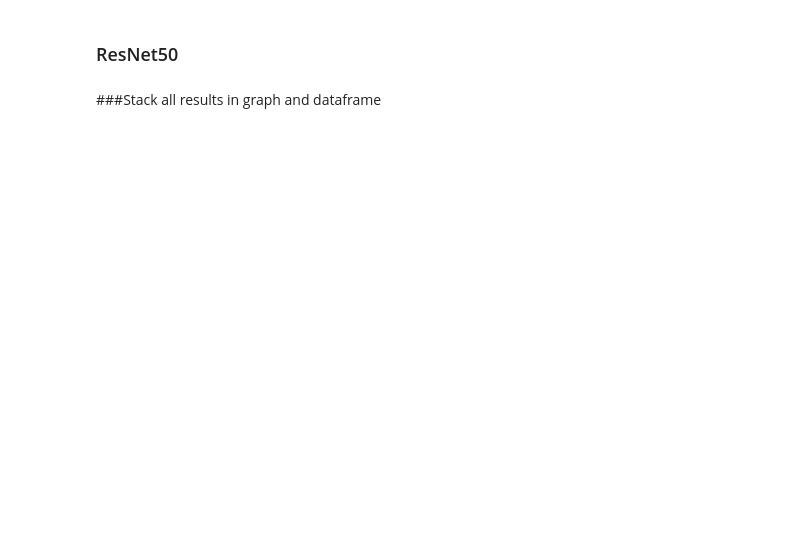
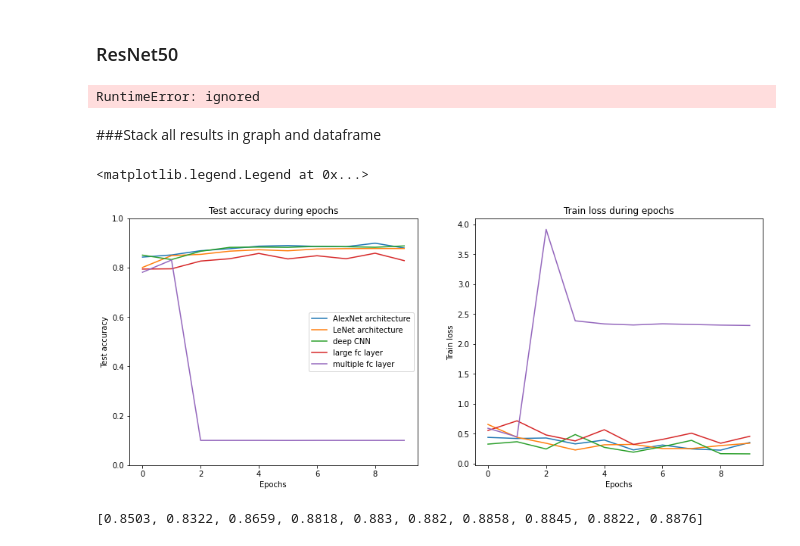
Before and after one commit to tcotte/CNN_Pytorch, a Jupyter notebook: different_arch.ipynb, the cells around one changed output. Cells and saved outputs as stored; diff of their text form; code cells hidden in the pictures; blank space fills up the shorter version.

```diff
--- a/different_arch.ipynb
+++ b/different_arch.ipynb
@@ -474,37 +480,47 @@ EPOCHS = 10
 batch_size = 256
 nb_batch = int(np.ceil(len(train_loader_resnet.dataset)/batch_size))
 
-optimizer = optim.Adam(model_resnet.parameters(),  lr=0.001)
-
 model_resnet.to(device)
 
 for epoch in range(EPOCHS):
   losses_res.extend(train_model(train_loader_resnet, device, model_resnet, optimizer, epoch,  EPOCHS, batch_size)[-nb_batch:])
   accuracies_res.append(evaluate_model(model_resnet, device, test_loader_resnet, losses_res[-1], EPOCHS, epoch, batch_size, len(train_loader_resnet.dataset)))
+# %% [output]
+RuntimeError: ignored
 # %% [markdown]
 ###Stack all results in graph and dataframe
 # %%
 fig, (ax1, ax2) = plt.subplots(1, 2, sharey=False, figsize=(15,6))
 
-ax1.plot(np.arange(EPOCHS), accuracies_d_cnn)
-ax1.plot(np.arange(EPOCHS), accuracies_big_fc)
-ax1.plot(np.arange(EPOCHS), accuracies_m_fc)
-ax1.plot(np.arange(EPOCHS), accuracies_an)
+
+ax1.plot(np.arange(EPOCHS), accuracies_an, label="AlexNet architecture")
+ax1.plot(np.arange(EPOCHS), accuracies_ln, label="LeNet architecture")
+ax1.plot(np.arange(EPOCHS), accuracies_d_cnn, label="deep CNN")
+ax1.plot(np.arange(EPOCHS), accuracies_big_fc, label="large fc layer")
+ax1.plot(np.arange(EPOCHS), accuracies_m_fc, label="multiple fc layer")
 ax2.plot(np.arange(EPOCHS), filter_losses(losses_an, EPOCHS), label="AlexNet architecture")
+ax2.plot(np.arange(EPOCHS), filter_losses(losses_ln, EPOCHS), label="LeNet architecture")
 ax2.plot(np.arange(EPOCHS), filter_losses(losses_d_cnn, EPOCHS), label="deep CNN")
 ax2.plot(np.arange(EPOCHS), filter_losses(losses_big_fc, EPOCHS), label="large fc layer")
 ax2.plot(np.arange(EPOCHS), filter_losses(losses_m_fc, EPOCHS), label="multiple fc layer")
 ax1.set_ylim(0,1)
 ax1.set_title("Test accuracy during epochs")
 ax2.set_title("Train loss during epochs")
 
 for ax in [ax1, ax2]:
   ax.set_xlabel("Epochs")
 
 ax1.set_ylabel("Test accuracy")
 ax2.set_ylabel("Train loss")
 
-plt.legend(loc='center right')
+ax1.legend(loc='center right')
+# %% [output]
+<matplotlib.legend.Legend at 0x...>
+[figure, added]
+# %%
+accuracies_d_cnn
+# %% [output]
+[0.8503, 0.8322, 0.8659, 0.8818, 0.883, 0.882, 0.8858, 0.8845, 0.8822, 0.8876]
 # %%
 d = {"Accuracy deep CNN": accuracies_d_cnn,
      "Accuracy big fc": accuracies_big_fc,
```
Also changed, not shown: parts of 7 cells of this notebook.
